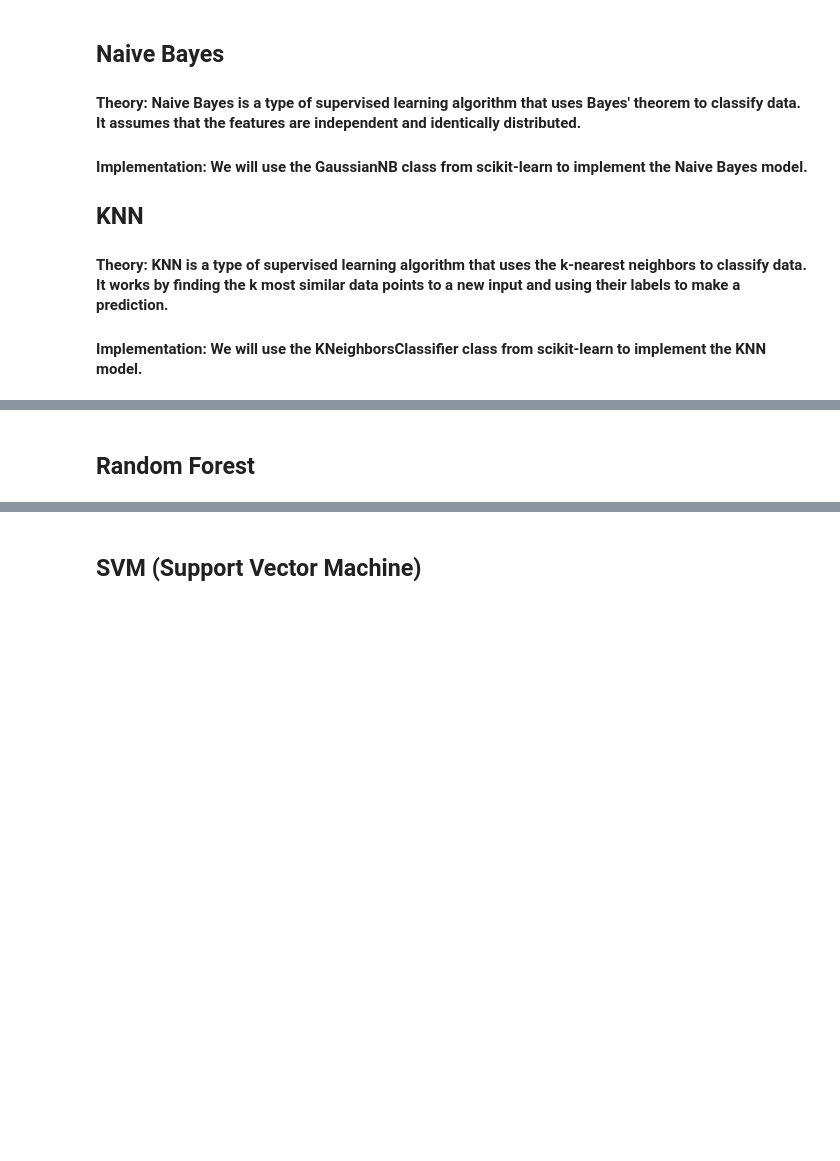
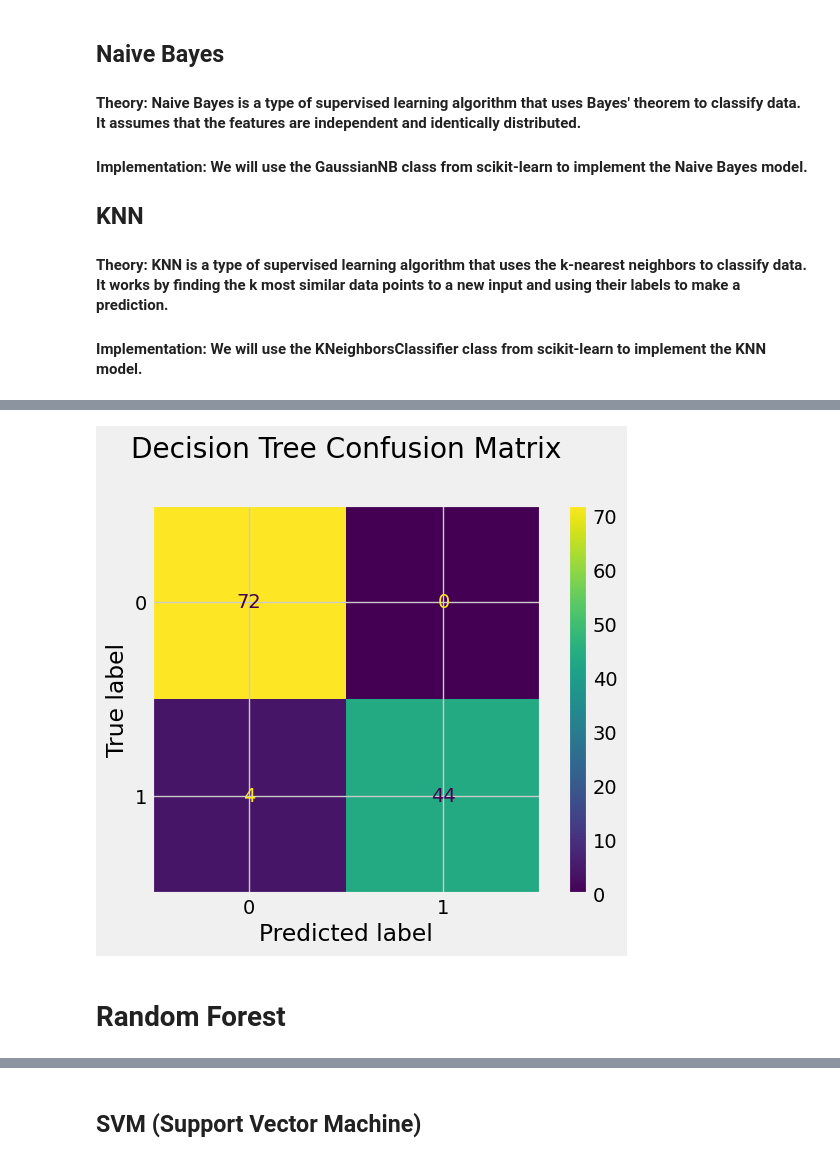
Before and after one commit to Bishwaprotapi/Chronic-kidney-disease-using-ML, a Jupyter notebook: Chronic kidney disease.ipynb, the cells around one changed output, grey strips where cells are left out. Drawn from its saved outputs; the diff is of its cells as text; code cells hidden in the pictures; blank space fills up the shorter version.

```diff
--- a/Chronic kidney disease.ipynb
+++ b/Chronic kidney disease.ipynb
@@ -609,4 +609,16 @@ df.describe()
 ## KNN
 #### Theory: KNN is a type of supervised learning algorithm that uses the k-nearest neighbors to classify data. It works by finding the k most similar data points to a new input and using their labels to make a prediction.
 #### Implementation: We will use the KNeighborsClassifier class from scikit-learn to implement the KNN model.
+# %%
+ind_col = [col for col in df.columns if col != 'classification']
+dep_col = 'classification'
+
+X = df[ind_col]
+y = df[dep_col]
+# %%
+# splitting data intp training and test set
+
+from sklearn.model_selection import train_test_split
+
+X_train, X_test, y_train, y_test = train_test_split(X, y, test_size = 0.30, random_state = 0)
 # %% [markdown]
@@ -613,0 +626,12 @@ df.describe()
+# %%
+from sklearn.tree import DecisionTreeClassifier
+from sklearn.metrics import classification_report
+
+# Assuming X_train, y_train, X_test, and y_test are defined elsewhere in the notebook
+# If not, please define them before running this code
+
+clf = DecisionTreeClassifier()
+clf.fit(X_train, y_train)
+predDT = clf.predict(X_test)
+
+print(classification_report(y_test, predDT))
@@ -614,2 +647,16 @@ df.describe()
+# %%
+from sklearn.metrics import confusion_matrix, ConfusionMatrixDisplay
+
+# Generate confusion matrix
+cm = confusion_matrix(y_test, predDT)
+
+# Plotting the confusion matrix
+disp = ConfusionMatrixDisplay(confusion_matrix=cm)
+disp.plot()
+
+plt.title('Decision Tree Confusion Matrix', y=1.1)
+plt.show()
+# %% [output]
+[figure, added]
 # %% [markdown]
-## Random Forest
+# Random Forest
```
Also changed, not shown: parts of 15 cells of this notebook.
